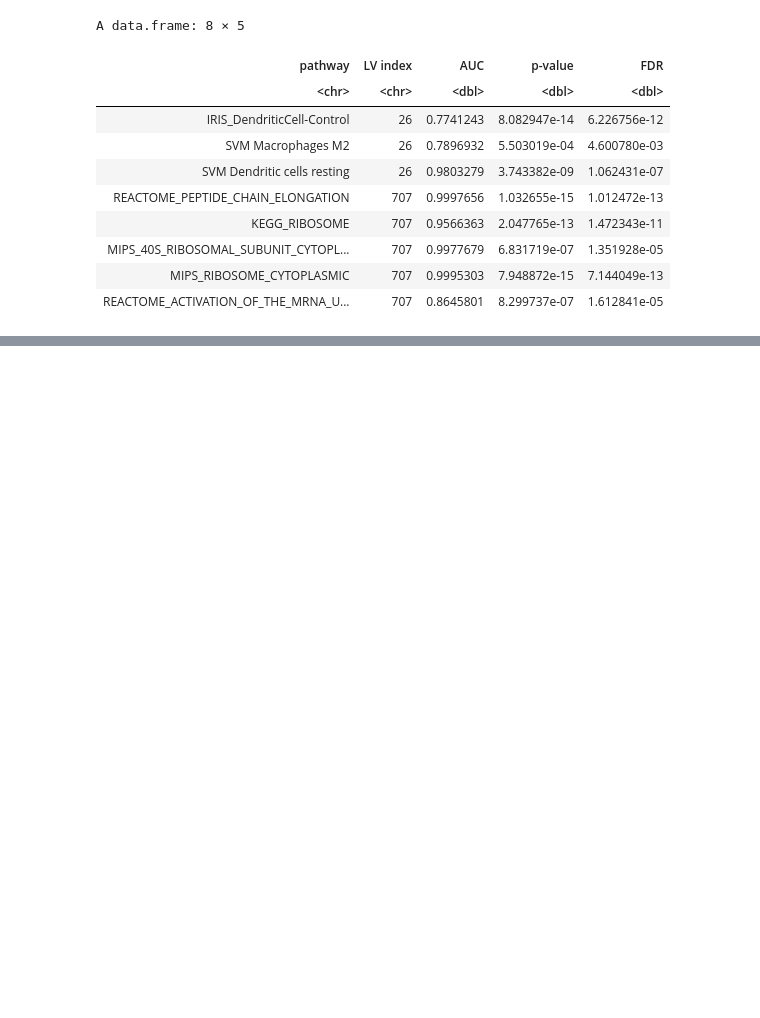
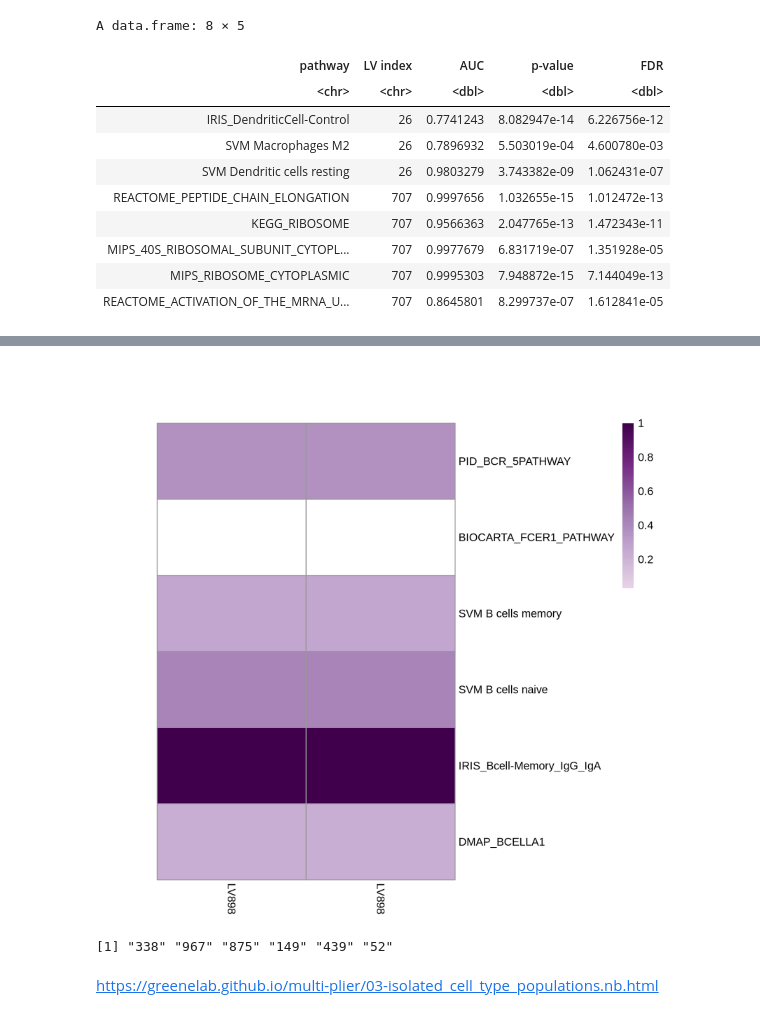
Before and after one commit to pivlab/INCLUDE_TR01, a Jupyter notebook: nbs/10_gtex/project_T21_rnaseq_data.ipynb, the cells around one changed output, grey strips where cells are left out. Cells and saved outputs as stored; diff of their text form; code cells hidden in the pictures; blank space fills up the shorter version.

```diff
--- a/nbs/10_gtex/project_T21_rnaseq_data.ipynb
+++ b/nbs/10_gtex/project_T21_rnaseq_data.ipynb
@@ -242,0 +269,4 @@ A data.frame: 8 × 5
+# %%
+counts_matrix=here::here('data/GSE190125/GSE190125_Counts_for_GEO.txt')
+raw_gene_counts_GSE190125 <- read.table(counts_matrix, header = TRUE, sep = "\t", check.names = FALSE)
+head(raw_gene_counts_GSE190125)
@@ -242,0 +283,11 @@ A data.frame: 8 × 5
+# %%
+gene_counts_GSE190125 <- raw_gene_counts_GSE190125 %>%
+ dplyr::select(-chr, -gene_type) %>%
+  pivot_wider(
+    names_from = SampleID,
+    values_from = raw_count,
+    values_fill = list(raw_count = 0)
+  ) %>%
+  dplyr::select(Geneid = EnsemblID, GeneSymbol = gene_name, everything())
+
+head(gene_counts_GSE190125)
@@ -242,0 +304,3 @@ A data.frame: 8 × 5
+# %%
+tpm_gene_counts_GSE190125=tpm_normalization(gene_counts_GSE190125, gtf_path)
+head(tpm_gene_counts_GSE190125)
@@ -242,0 +314,7 @@ A data.frame: 8 × 5
+# %%
+result_GetOrderedRowNormEM <- GetOrderedRowNormEM(tpm_gene_counts_GSE190125, multiplier_model)
+ordered_tpm_gene_counts_GSE190125 = result_GetOrderedRowNormEM$exprs.norm.filtered
+ordered_multiplier_model = result_GetOrderedRowNormEM$plier.model
+
+head(ordered_tpm_gene_counts_GSE190125)
+head(ordered_multiplier_model$Z)
@@ -242,0 +499,5 @@ A data.frame: 8 × 5
+# %%
+PLIER::plotU(plierRes = ordered_multiplier_model,
+             indexCol = c(898, 898),
+             top = 10)
+# %% [output]
@@ -242,0 +506,7 @@ A data.frame: 8 × 5
+[figure, added]
+# %%
+head(top_int_lvs)
+# %% [output]
+[1] "338" "967" "875" "149" "439" "52"
+# %% [markdown]
+https://greenelab.github.io/multi-plier/03-isolated_cell_type_populations.nb.html
```
Also changed, not shown: parts of 35 cells of this notebook, 9 other files.
